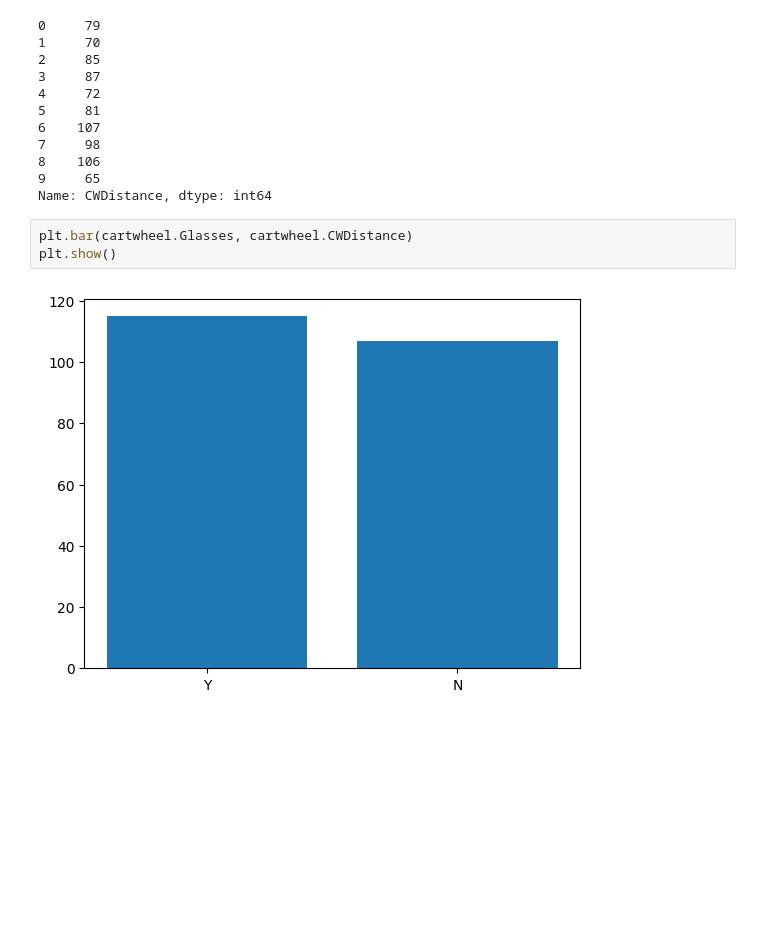
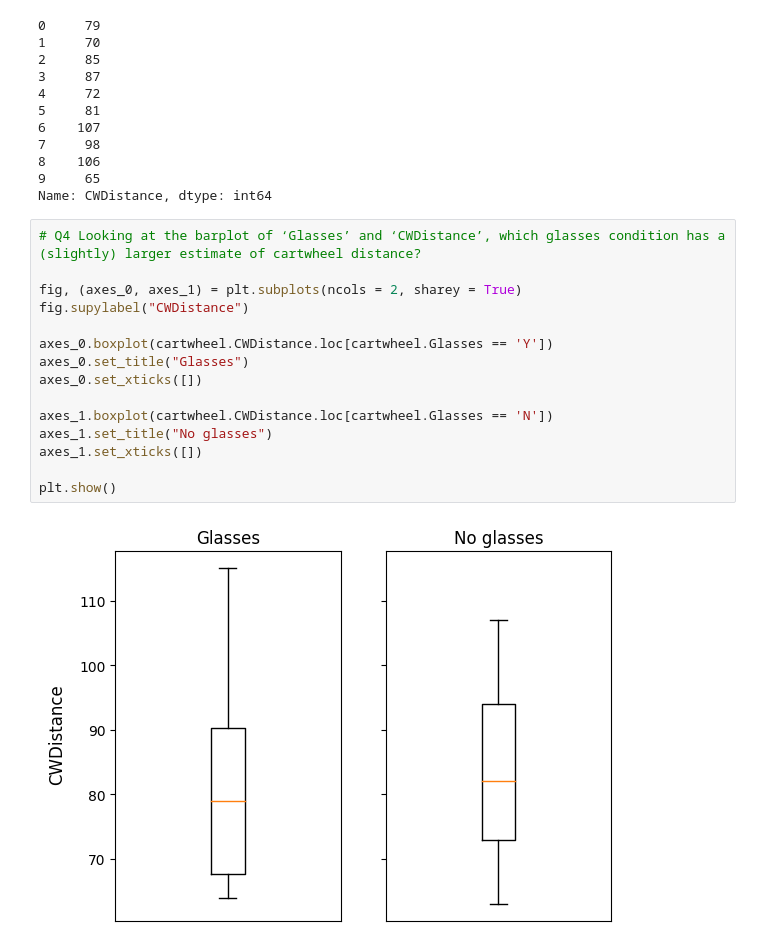
Before and after one commit to anoban/Understanding-and-Visualizing-Data-with-Python, a Jupyter notebook: anoban/Assessment Week 3.ipynb, the cells around one changed output. Drawn from its saved outputs; the diff is of its cells as text; blank space fills up the shorter version.

```diff
--- a/anoban/Assessment Week 3.ipynb
+++ b/anoban/Assessment Week 3.ipynb
@@ -64,8 +71,20 @@ cartwheel.CWDistance[:10]
 9     65
 Name: CWDistance, dtype: int64
 # %%
-plt.bar(cartwheel.Glasses, cartwheel.CWDistance)
+# Q4 Looking at the barplot of ‘Glasses’ and ‘CWDistance’, which glasses condition has a (slightly) larger estimate of cartwheel distance?
+
+fig, (axes_0, axes_1) = plt.subplots(ncols = 2, sharey = True)
+fig.supylabel("CWDistance")
+
+axes_0.boxplot(cartwheel.CWDistance.loc[cartwheel.Glasses == 'Y'])
+axes_0.set_title("Glasses")
+axes_0.set_xticks([])
+
+axes_1.boxplot(cartwheel.CWDistance.loc[cartwheel.Glasses == 'N'])
+axes_1.set_title("No glasses")
+axes_1.set_xticks([])
+
 plt.show()
 # %% [output]
-[figure, old version]
+[figure, new version]
 # %%
```
Also changed, not shown: parts of 5 cells of this notebook, 1 other file.
